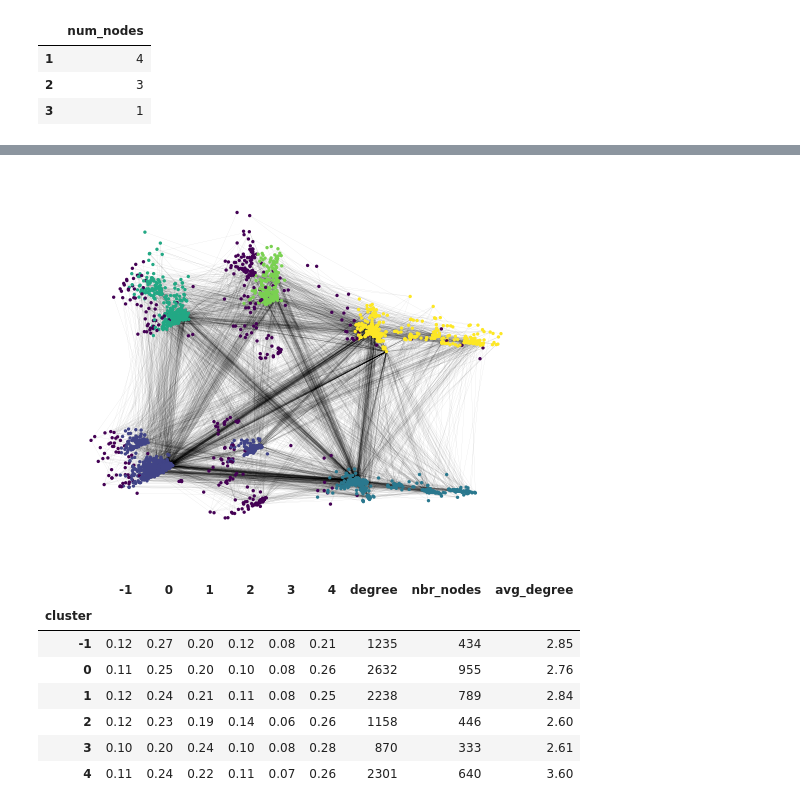
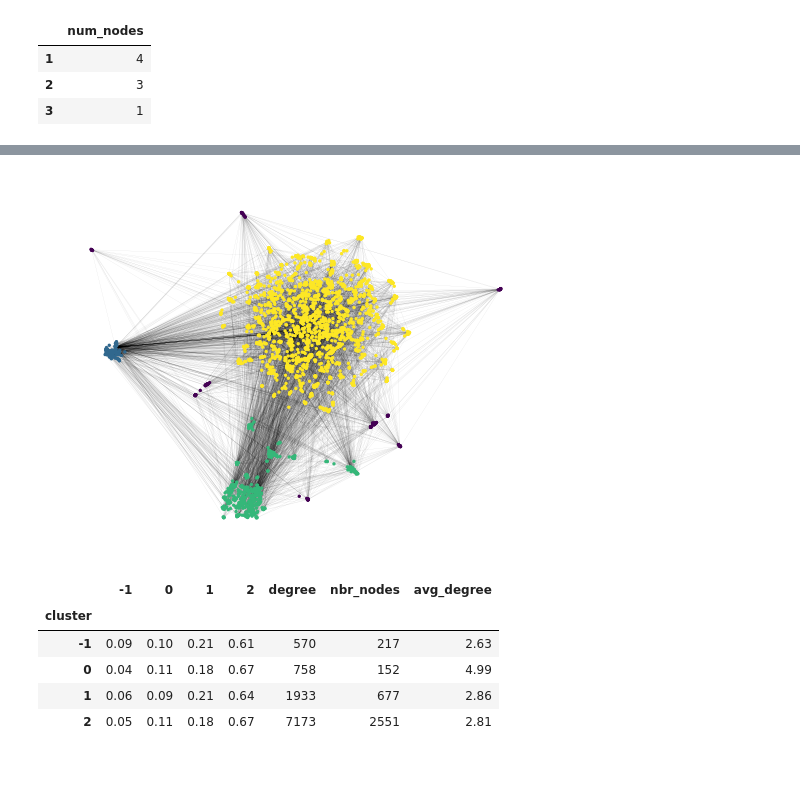
Before and after one commit to lassefschmidt/Network-Science_Challenge, a Jupyter notebook: 0_Exploratory Data Analysis and Preprocessing.ipynb, the cells around one changed output, grey strips where cells are left out. Saved outputs shown, nothing was run; the diff lists cells and outputs as text; code cells hidden in the pictures; blank space fills up the shorter version.

```diff
--- a/0_Exploratory Data Analysis and Preprocessing.ipynb
+++ b/0_Exploratory Data Analysis and Preprocessing.ipynb
@@ -380,0 +416,5 @@ One important note: we have joined all key words from source and target into one
+# %%
+node_info_uq_idf = node_info_uq.copy(deep = True)
+
+for col in node_info_uq_idf.columns:
+    node_info_uq_idf[col].loc[node_info_uq_idf[col] == 1] = np.log(len(node_info_uq_idf)/(1 + node_info_uq_idf[col].sum()))
@@ -424,11 +512,18 @@ However, the embedding of each node is of very high dimension. Let us first try
 n_components = []
 explained_variance = []
 
+# scale data
+scaler = StandardScaler()
+
+# perform pca
 pca = PCA(n_components = 900)
-pca.fit(node_info)
+pca.fit(scaler.fit_transform(node_info_idf))
 
+# get embedding
+embedding = PCA(n_components = 10).fit_transform(node_info_idf)
+
+# look at explained variance
 explained_variance = np.cumsum(pca.explained_variance_ratio_)
-
 plt.plot(explained_variance)
 # %% [output]
 [<matplotlib.lines.Line2D at 0x...>]
@@ -442,9 +539,9 @@ embedding = PCA(n_components = 10).fit_transform(node_info)
 reducer = umap.UMAP(metric = "cosine",
                     n_neighbors=15,
                     min_dist=0,
-                    n_components=2).fit(node_info)
+                    n_components=2).fit(node_info_uq_idf)
 
-embedding = reducer.transform(node_info)
+embedding = reducer.transform(node_info_uq_idf)
 # %%
 # plot umap embedding of nodes
 plt.scatter(
@@ -458,6 +555,6 @@ Text(0.5, 1.0, 'UMAP projection (first 2 dim) of Node information')
 # %%
 # use umap embedding to cluster nodes
-clusterer = hdbscan.HDBSCAN(min_samples=10, min_cluster_size = 300)
+clusterer = hdbscan.HDBSCAN(min_samples=10, min_cluster_size = 100)
 clusterer.fit(embedding)
 
 clustered = (clusterer.labels_ >= 0)
@@ -494,23 +591,27 @@ plt.scatter(embedding[clustered, 0],
 # %%
 # use embedding and cluster of each node to visualize graph
-data = dict()
+data_emb = dict()
+for i, emb in enumerate(node_info_uq.index):
+    data_emb[emb] = {"emb_1": embedding[i][0], "emb_2": embedding[i][1], "cluster": clusterer.labels_[i]}
+
+data_node = dict()
 for i, node in enumerate(node_info.index):
-    data[node] = {"emb_1": embedding[i][0], "emb_2": embedding[i][1], "cluster": clusterer.labels_[i]}
+    data_node[node] = data_emb[node_info_map.emb_id.loc[node]]
 
 nodes = G.nodes()
-pos = {node: [data[node]["emb_1"], data[node]["emb_2"]] for node in nodes}
-labels = [data[node]["cluster"] for node in nodes]
+pos = {node: [data_node[node]["emb_1"], data_node[node]["emb_2"]] for node in nodes}
+labels = [data_node[node]["cluster"] for node in nodes]
 
 nx.draw_networkx_edges(G, pos, alpha=0.2, width = 0.1)
 nc = nx.draw_networkx_nodes(G, pos, nodelist=nodes, node_size=2, node_color=labels)
 plt.axis('off')
 
 plt.show()
 # %% [output]
-[figure, old version]
+[figure, new version]
 # %%
 # compute connectedness between groups
-node_stats = (pd.DataFrame.from_dict(data, orient = "index")
+node_stats = (pd.DataFrame.from_dict(data_node, orient = "index")
     .assign(degree = lambda df_: [G.degree(node) for node in df_.index])
     .assign(neighbors = lambda df_: [[df_.loc[node].cluster for node in G.neighbors(node)] for node in df_.index])
     .assign(neighbors = lambda df_: [[lst.count(i) for i in np.unique(labels)] for lst in df_.neighbors])
@@ -528,11 +629,9 @@ agg_dict["cluster"] = "count"
     .assign(avg_degree = lambda df_: (df_.degree / df_.nbr_nodes).round(2))
 )
 # %% [output]
-|  | -1 | 0 | 1 | 2 | 3 | 4 | degree | nbr_nodes | avg_degree |
-| cluster |  |  |  |  |  |  |  |  |  |
-| -1 | 0.12 | 0.27 | 0.20 | 0.12 | 0.08 | 0.21 | 1235 | 434 | 2.85 |
-| 0 | 0.11 | 0.25 | 0.20 | 0.10 | 0.08 | 0.26 | 2632 | 955 | 2.76 |
-| 1 | 0.12 | 0.24 | 0.21 | 0.11 | 0.08 | 0.25 | 2238 | 789 | 2.84 |
-| 2 | 0.12 | 0.23 | 0.19 | 0.14 | 0.06 | 0.26 | 1158 | 446 | 2.60 |
-| 3 | 0.10 | 0.20 | 0.24 | 0.10 | 0.08 | 0.28 | 870 | 333 | 2.61 |
-| 4 | 0.11 | 0.24 | 0.22 | 0.11 | 0.07 | 0.26 | 2301 | 640 | 3.60 |
+|  | -1 | 0 | 1 | 2 | degree | nbr_nodes | avg_degree |
+| cluster |  |  |  |  |  |  |  |
+| -1 | 0.09 | 0.10 | 0.21 | 0.61 | 570 | 217 | 2.63 |
+| 0 | 0.04 | 0.11 | 0.18 | 0.67 | 758 | 152 | 4.99 |
+| 1 | 0.06 | 0.09 | 0.21 | 0.64 | 1933 | 677 | 2.86 |
+| 2 | 0.05 | 0.11 | 0.18 | 0.67 | 7173 | 2551 | 2.81 |
```
Also changed, not shown: parts of 40 cells of this notebook, 9 other files.
